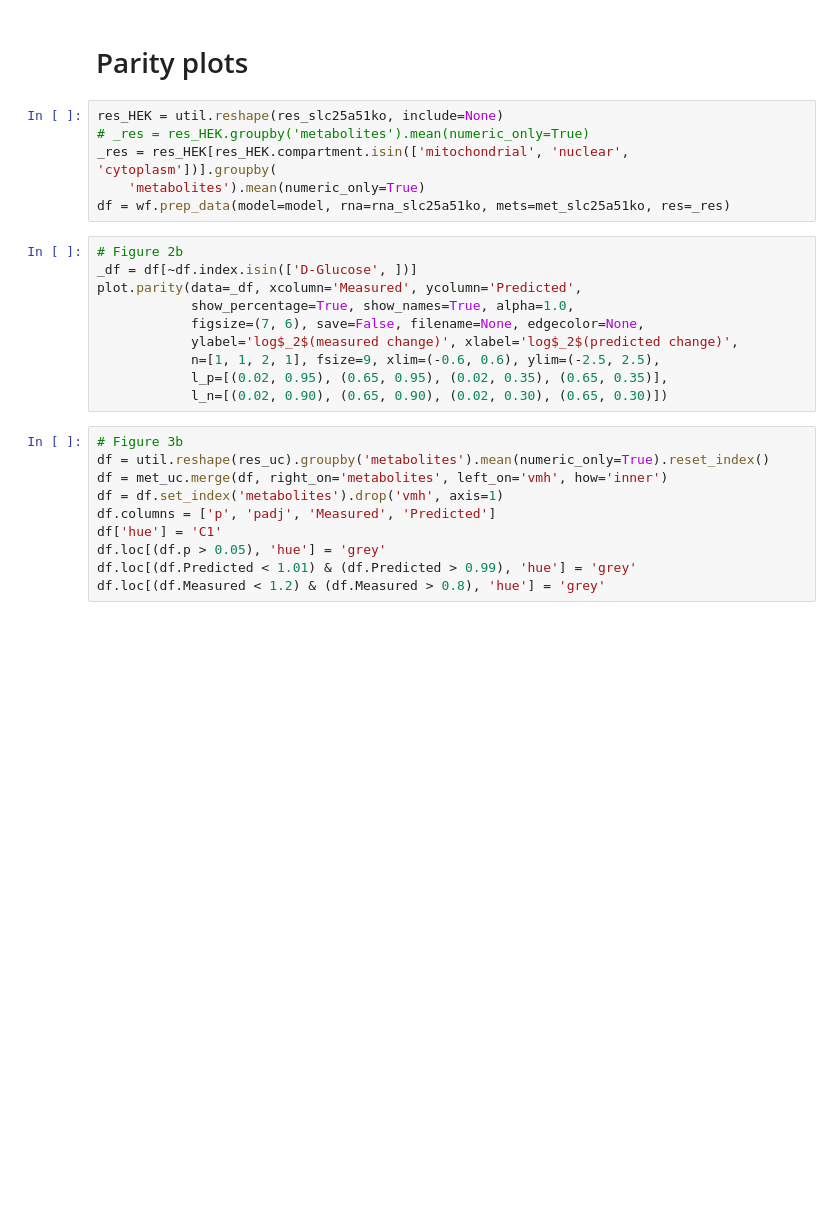
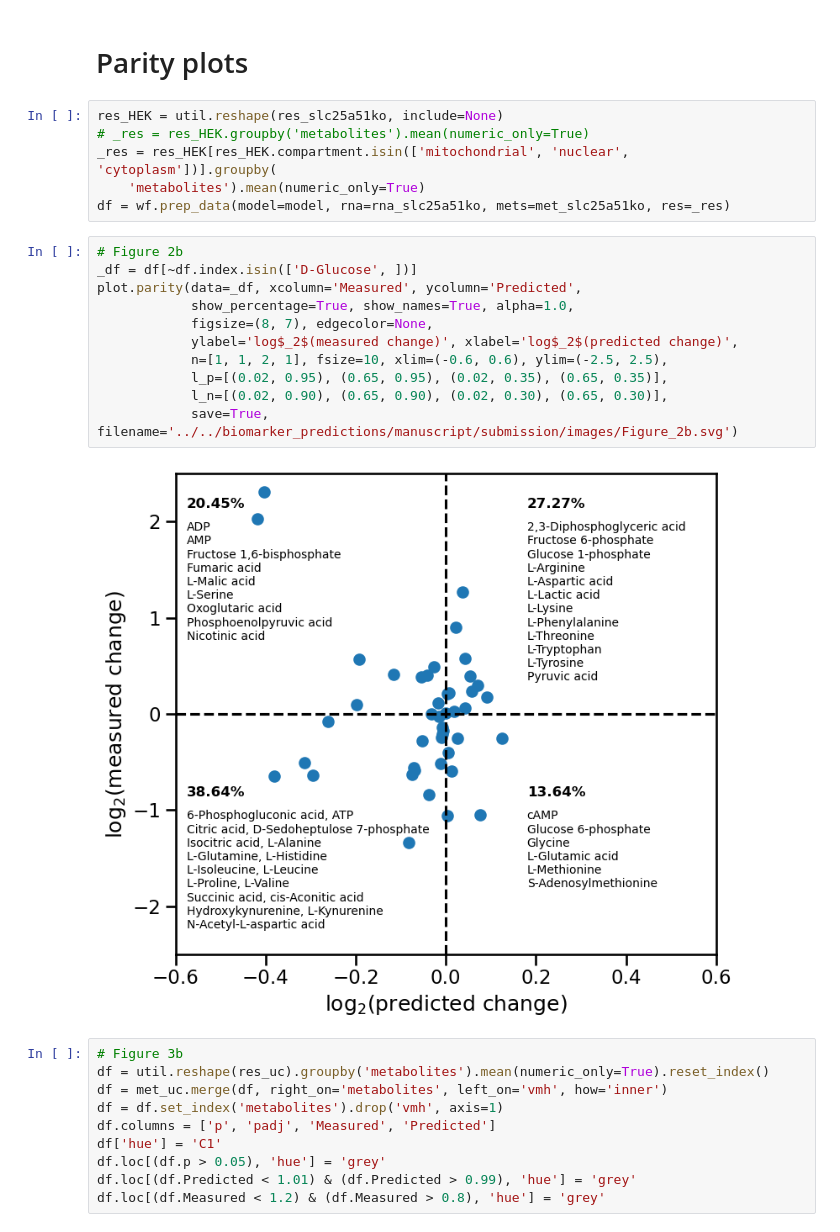
Before and after one commit to MolecularBioinformatics/prm_manuscript, a Jupyter notebook: jupyter_notebooks/figures_main_text.ipynb, the cells around one changed output. Drawn from its saved outputs; the diff is of its cells as text; blank space fills up the shorter version.

```diff
--- a/jupyter_notebooks/figures_main_text.ipynb
+++ b/jupyter_notebooks/figures_main_text.ipynb
@@ -54,13 +69,16 @@ df = wf.prep_data(model=model, rna=rna_slc25a51ko, mets=met_slc25a51ko, res=_res
 # %%
 # Figure 2b
 _df = df[~df.index.isin(['D-Glucose', ])]
 plot.parity(data=_df, xcolumn='Measured', ycolumn='Predicted',
             show_percentage=True, show_names=True, alpha=1.0,
-            figsize=(7, 6), save=False, filename=None, edgecolor=None,
+            figsize=(8, 7), edgecolor=None,
             ylabel='log$_2$(measured change)', xlabel='log$_2$(predicted change)',
-            n=[1, 1, 2, 1], fsize=9, xlim=(-0.6, 0.6), ylim=(-2.5, 2.5),
+            n=[1, 1, 2, 1], fsize=10, xlim=(-0.6, 0.6), ylim=(-2.5, 2.5),
             l_p=[(0.02, 0.95), (0.65, 0.95), (0.02, 0.35), (0.65, 0.35)],
-            l_n=[(0.02, 0.90), (0.65, 0.90), (0.02, 0.30), (0.65, 0.30)])
+            l_n=[(0.02, 0.90), (0.65, 0.90), (0.02, 0.30), (0.65, 0.30)],
+            save=True, filename='../../biomarker_predictions/manuscript/submission/images/Figure_2b.svg')
+# %% [output]
+[figure, added]
 # %%
 # Figure 3b
 df = util.reshape(res_uc).groupby('metabolites').mean(numeric_only=True).reset_index()
```
Also changed, not shown: parts of 17 cells of this notebook, 25 other files.
